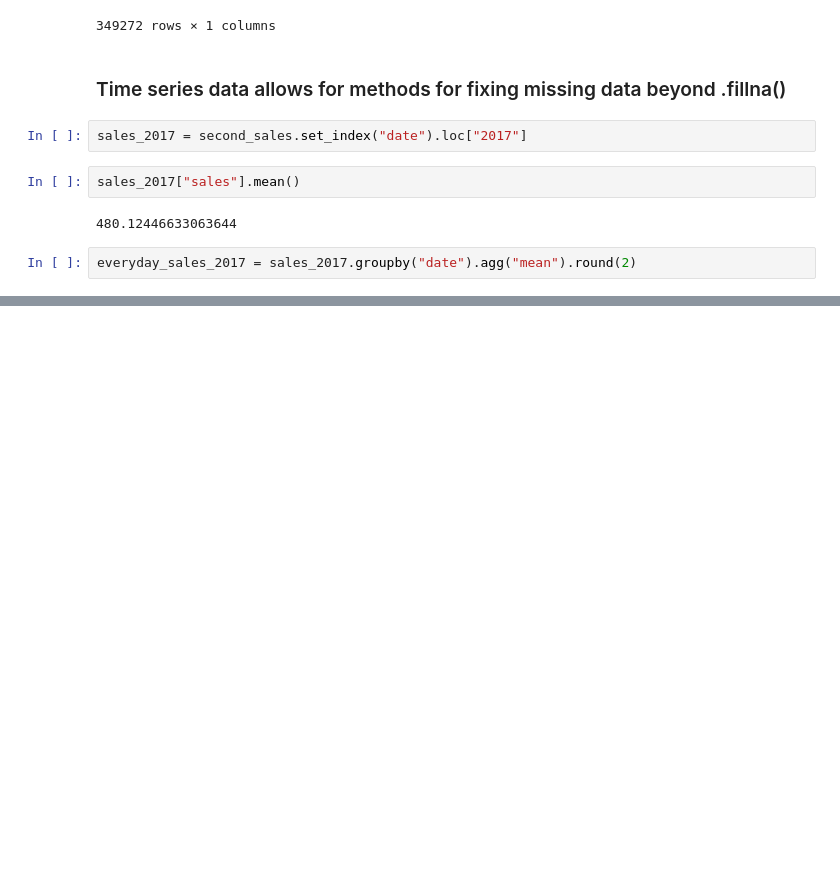
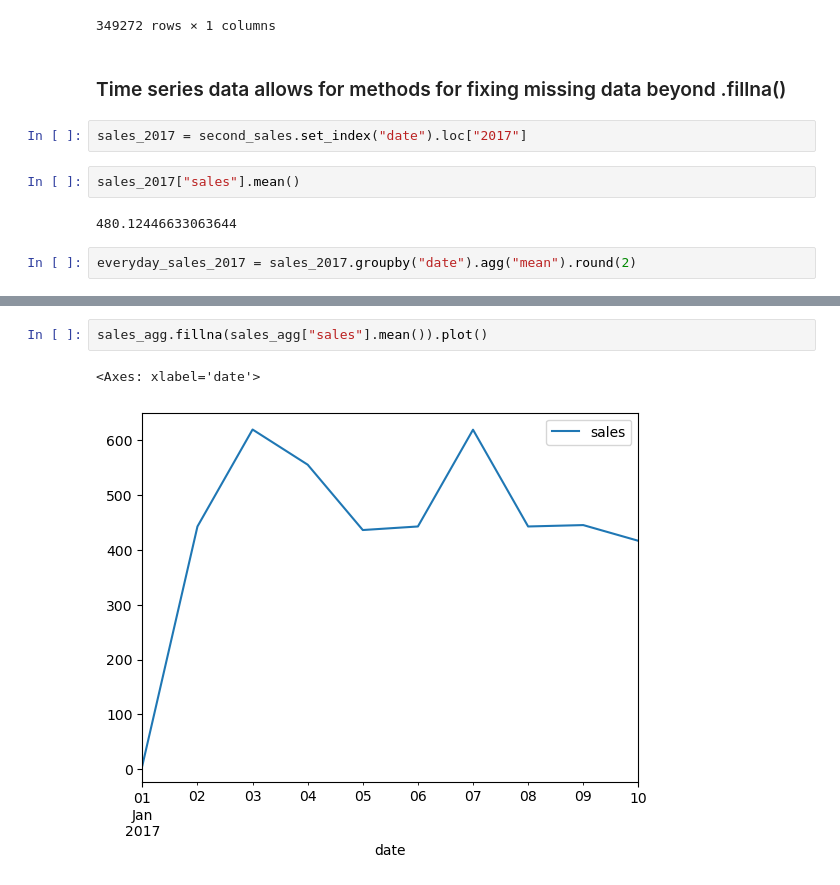
Before and after one commit to nandhini-data/Pandas, a Jupyter notebook: 5.Analyzing date and time/1.Time_Series.ipynb, the cells around one changed output, grey strips where cells are left out. Cells and saved outputs as stored; diff of their text form; blank space fills up the shorter version.

```diff
--- a/5.Analyzing date and time/1.Time_Series.ipynb
+++ b/5.Analyzing date and time/1.Time_Series.ipynb
@@ -478,0 +486,5 @@ everyday_sales_2017.head(10)
+# %%
+sales_agg.fillna(sales_agg["sales"].mean()).plot()
+# %% [output]
+<Axes: xlabel='date'>
+[figure, added]
```
Also changed, not shown: parts of 30 cells of this notebook.
